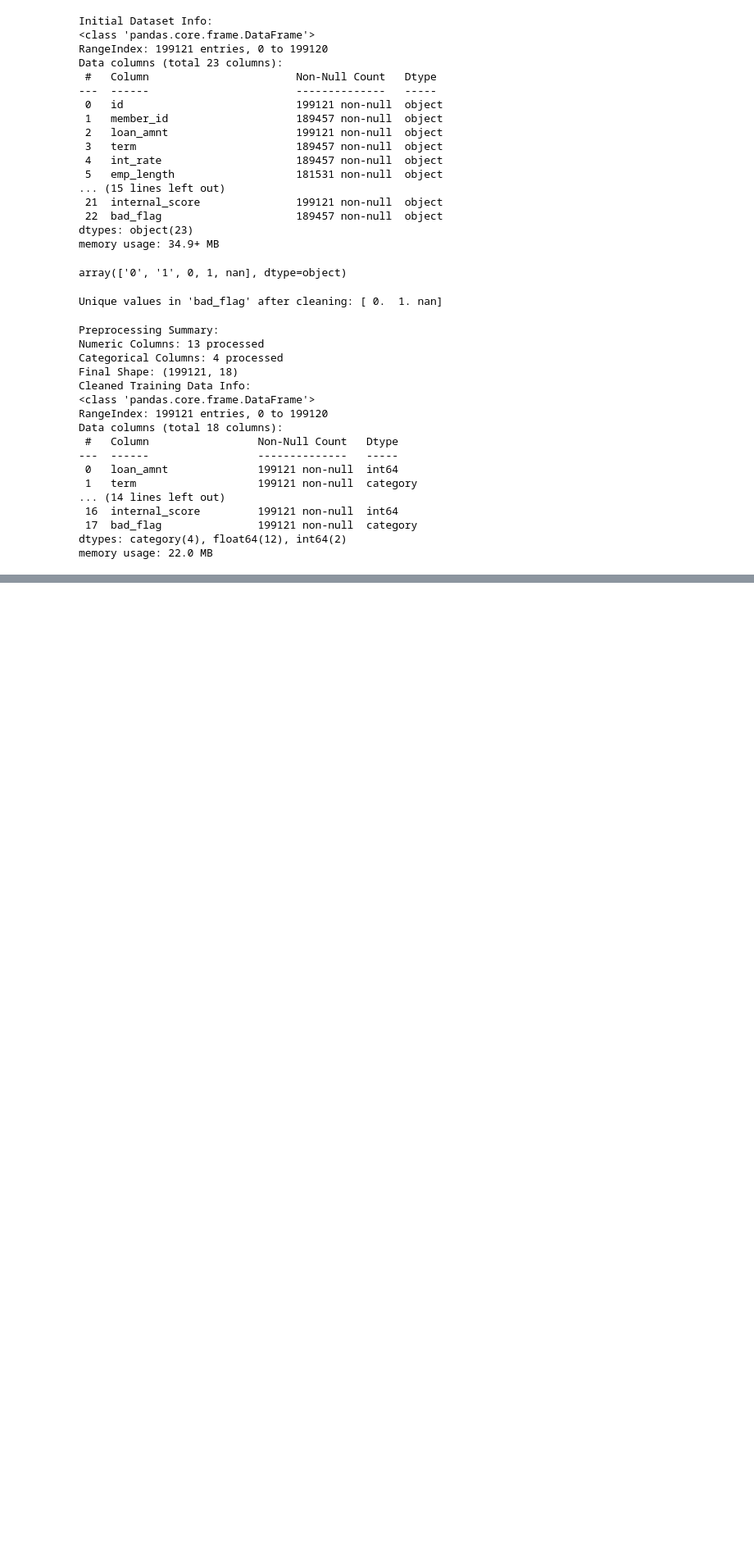
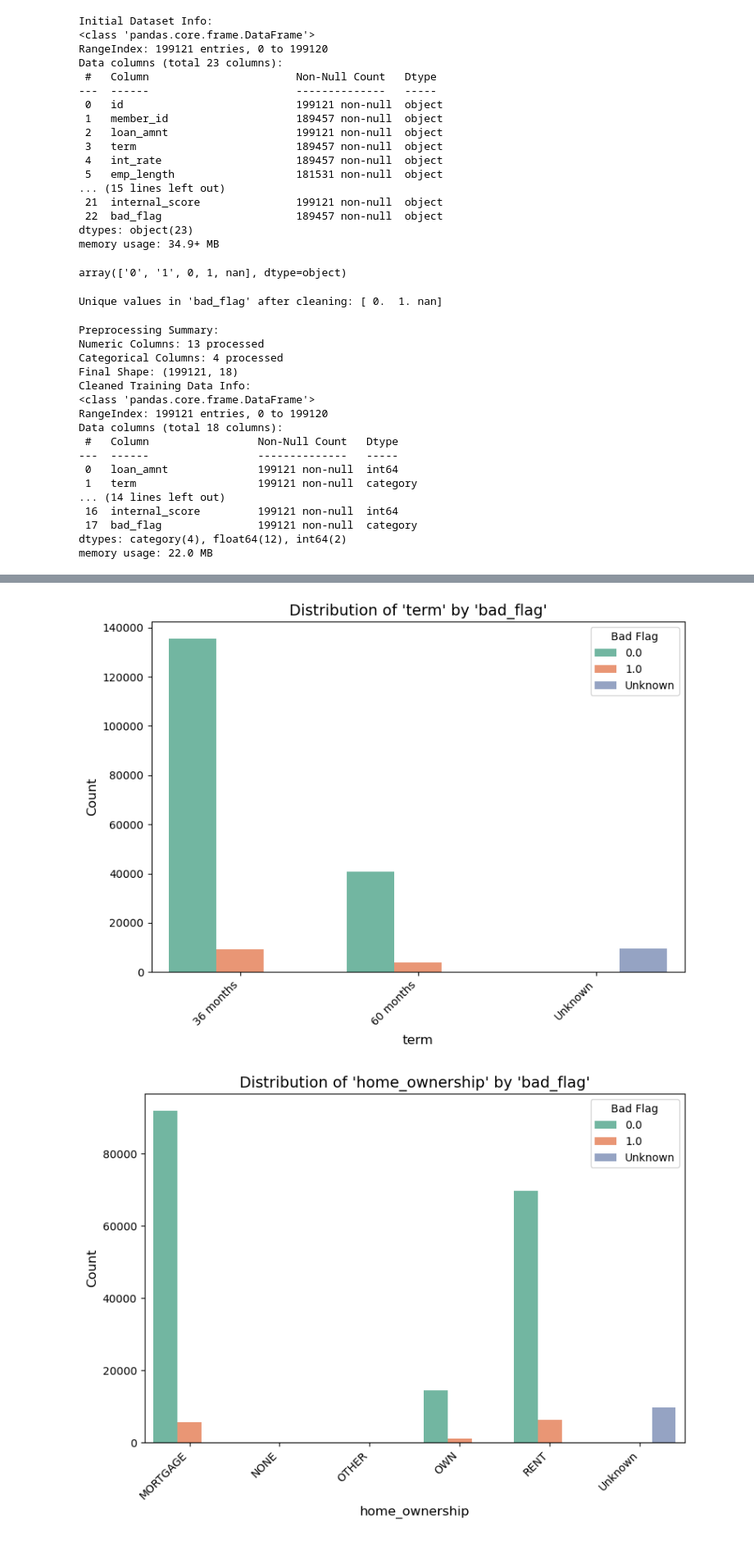
Before and after one commit to AmalChebbi/loan-prediction, a Jupyter notebook: Project.ipynb, the cells around one changed output, grey strips where cells are left out. Shown at 82% size. Saved outputs shown, nothing was run; the diff lists cells and outputs as text; code cells hidden in the pictures; blank space fills up the shorter version.

```diff
--- a/Project.ipynb
+++ b/Project.ipynb
@@ -189,0 +338,32 @@ memory usage: 22.0 MB
+# %%
+categorical_columns = train_data_cleaned.select_dtypes(include=['category']).columns
+
+# Plot distributions for each categorical column
+for col in categorical_columns:
+    if col == 'bad_flag':  # Skip plotting for 'bad_flag'
+        continue
+
+    plt.figure(figsize=(8, 6))
+
+    # Plot distribution with normalization for clearer comparison
+    sns.countplot(
+        data=train_data_cleaned, x=col, hue='bad_flag', palette='Set2'
+    )
+
+    # Add title and labels
+    plt.title(f"Distribution of '{col}' by 'bad_flag'", fontsize=14)
+    plt.xlabel(col, fontsize=12)
+    plt.ylabel("Count", fontsize=12)
+
+    # Rotate x-axis labels for better readability
+    plt.xticks(rotation=45, ha='right')
+    plt.legend(title='Bad Flag', loc='upper right')
+
+    # Adjust layout
+    plt.tight_layout()
+
+    # Show the plot
+    plt.show()
+# %% [output]
+[figure, added]
+[figure, added]
```
Also changed, not shown: parts of 14 cells of this notebook.
